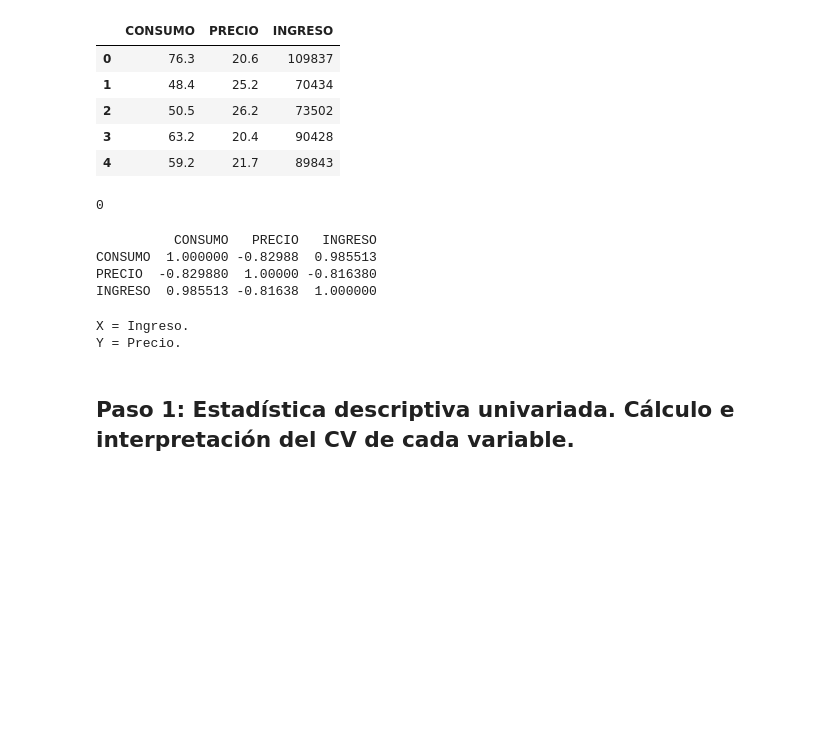
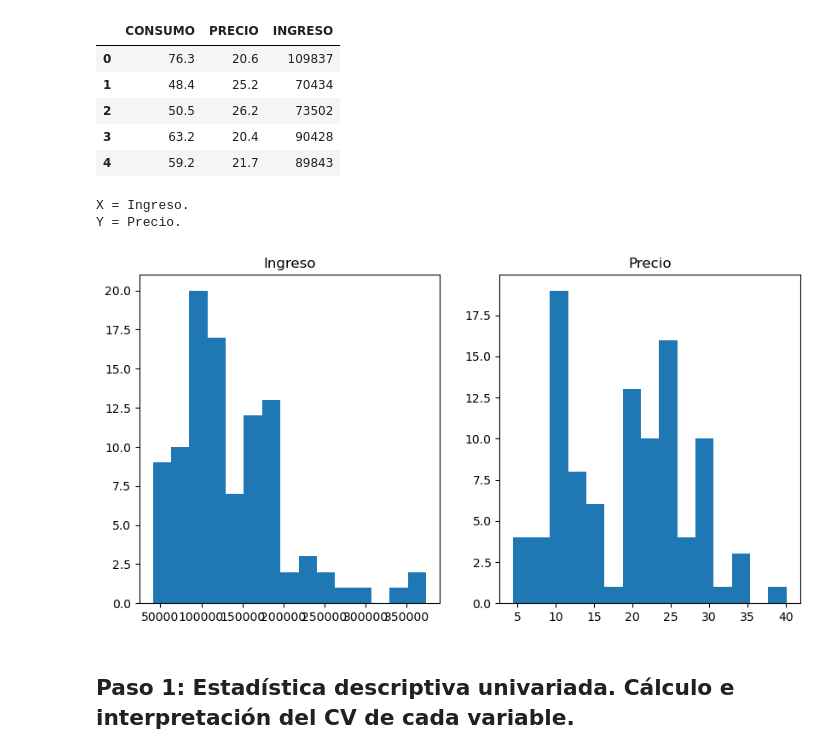
Before and after one commit to kikin3112/projets, a Jupyter notebook: regresion_lineal.ipynb, the cells around one changed output. Saved outputs shown, nothing was run; the diff lists cells and outputs as text; code cells hidden in the pictures; blank space fills up the shorter version.

```diff
--- a/regresion_lineal.ipynb
+++ b/regresion_lineal.ipynb
@@ -22,16 +22,9 @@ db.head() #vista previa de los datos
 | 3 | 63.2 | 20.4 | 90428 |
 | 4 | 59.2 | 21.7 | 89843 |
 # %%
-db.columns.get_loc('CONSUMO')
+#db.columns.get_loc('CONSUMO')
-# %% [output]
-0
 # %%
-print(db.corr()) #correlaciones entre variables
+#print(db.corr()) #correlaciones entre variables
-# %% [output]
-          CONSUMO   PRECIO   INGRESO
-CONSUMO  1.000000 -0.82988  0.985513
-PRECIO  -0.829880  1.00000 -0.816380
-INGRESO  0.985513 -0.81638  1.000000
 # %%
 #unidades dadas en miles de pesos
 unidad = 1000 #miles
@@ -53,19 +46,44 @@ y_consumo_log = db.loc[:,['CONSUMO_ln']].values
 y_precio_log = db.loc[:,['PRECIO_ln']].values
 # %%
 #eleccion de variables y nombres IMPORTANTE!!!
+ingreso = db['INGRESO']
+consumo = db['CONSUMO']
+precio = db['PRECIO']
+
 nombre_x = 'Ingreso' #en este ejemplo, x siempre será ingreso
 
 variable_dependiente = input('Escoja la variable dependiente: 1 = Consumo; 2 = Precio: ')
+#plotear histogramas de variables juntos
+plt.figure(figsize= (10, 5))
 if variable_dependiente == '1':
     nombre_y = 'Consumo'
+    #ingreso
+    plt.subplot(1,2,1)
+    plt.hist(x = ingreso, bins=15)
+    plt.title('Ingreso')
+
+    #consumo
+    plt.subplot(1,2,2)
+    plt.hist(x = consumo, bins=15)
+    plt.title('Consumo')
 elif variable_dependiente == '2':
     nombre_y = 'Precio'
+    #ingreso
+    plt.subplot(1,2,1)
+    plt.hist(x = ingreso, bins=15)
+    plt.title('Ingreso')
+
+    #precio
+    plt.subplot(1,2,2)
+    plt.hist(x = precio, bins=15)
+    plt.title('Precio')
 
 print('X = {}.'.format(nombre_x))
 print('Y = {}.'.format(nombre_y))
 # %% [output]
 X = Ingreso.
 Y = Precio.
+[figure, added]
 # %% [markdown]
 ## Paso 1: Estadística descriptiva univariada. Cálculo e interpretación del CV de cada variable.
 # %%
```
Also changed, not shown: parts of 2 cells of this notebook, 1 other file.
